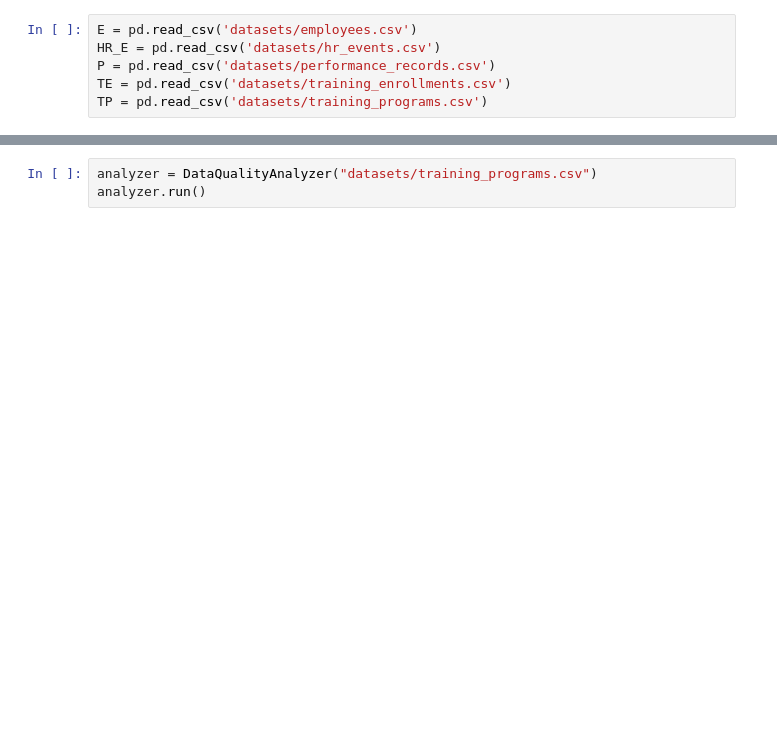
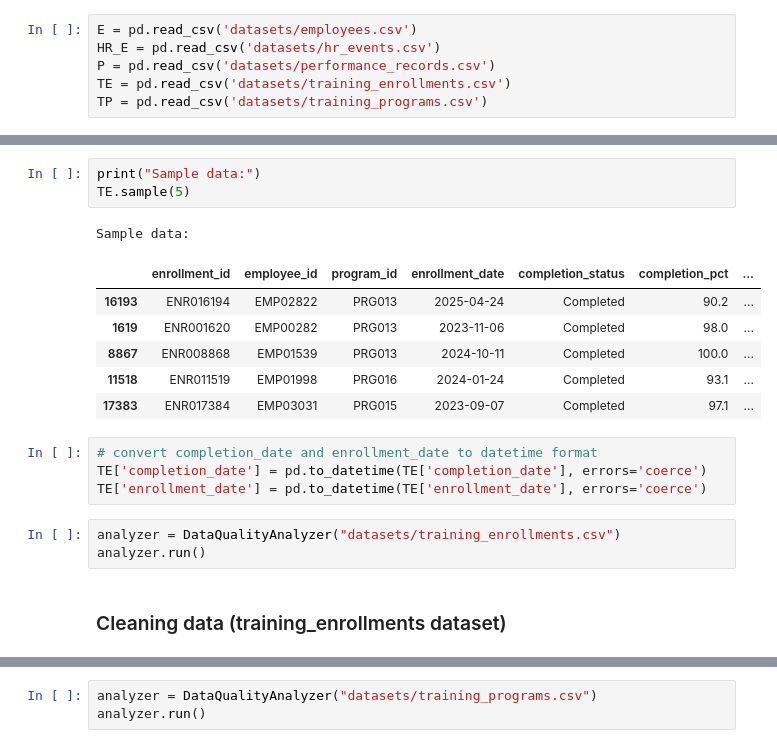
Before and after one commit to Sara-xv/Meridian-Group, a Jupyter notebook: Understanding and Cleaning.ipynb, the cells around one changed output, grey strips where cells are left out. Cells and saved outputs as stored; diff of their text form; blank space fills up the shorter version.

```diff
--- a/Understanding and Cleaning.ipynb
+++ b/Understanding and Cleaning.ipynb
@@ -30,3 +177,23 @@ data_display.display()
+# %%
+print("Sample data:")
+TE.sample(5)
+# %% [output]
+Sample data:
+|  | enrollment_id | employee_id | program_id | enrollment_date | completion_status | completion_pct | ... |
+| 16193 | ENR016194 | EMP02822 | PRG013 | 2025-04-24 | Completed | 90.2 | ... |
+| 1619 | ENR001620 | EMP00282 | PRG013 | 2023-11-06 | Completed | 98.0 | ... |
+| 8867 | ENR008868 | EMP01539 | PRG013 | 2024-10-11 | Completed | 100.0 | ... |
+| 11518 | ENR011519 | EMP01998 | PRG016 | 2024-01-24 | Completed | 93.1 | ... |
+| 17383 | ENR017384 | EMP03031 | PRG015 | 2023-09-07 | Completed | 97.1 | ... |
+# %%
+# convert completion_date and enrollment_date to datetime format
+TE['completion_date'] = pd.to_datetime(TE['completion_date'], errors='coerce')
+TE['enrollment_date'] = pd.to_datetime(TE['enrollment_date'], errors='coerce')
+# %%
+analyzer = DataQualityAnalyzer("datasets/training_enrollments.csv")
+analyzer.run()
+# %% [markdown]
+### Cleaning data (training_enrollments dataset)
 # %%
 data_display = DataInfoDisplay(data=TP)
 data_display.display()
```
Also changed, not shown: parts of 27 cells of this notebook.
